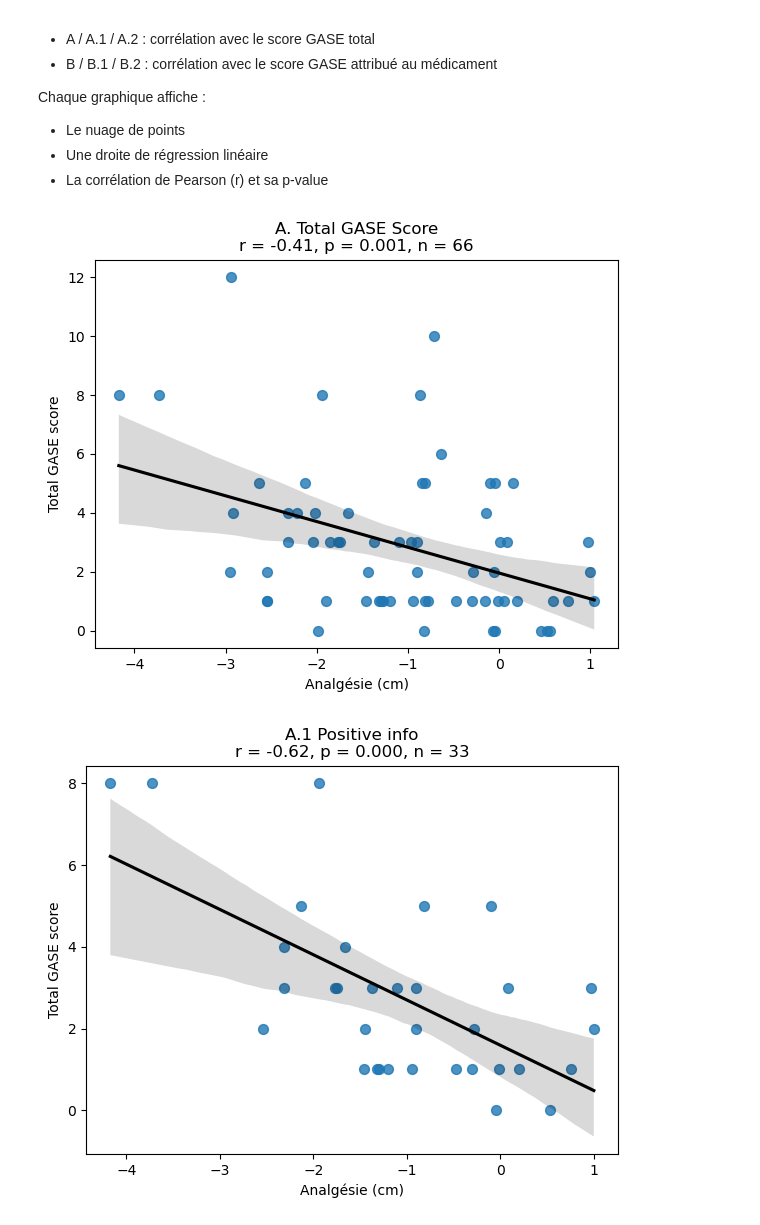
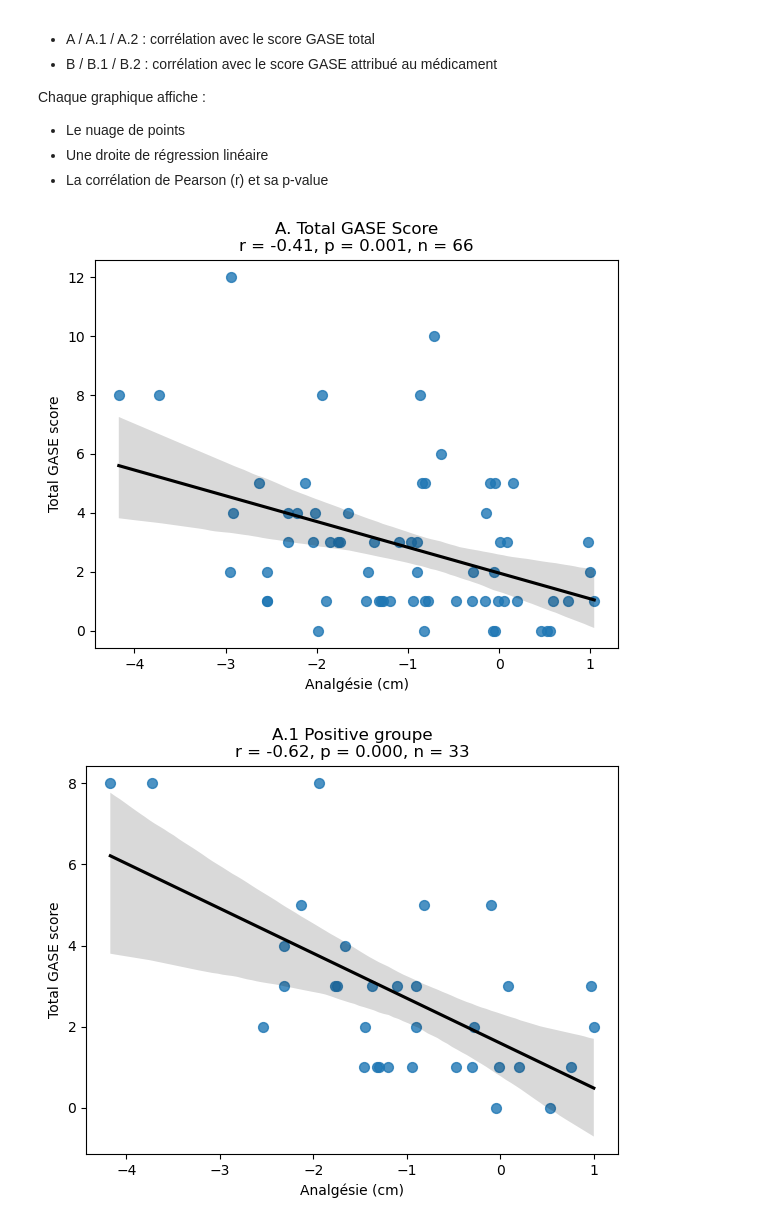
Before and after one commit to nassimdammak-dah/statistiques-, a Jupyter notebook: Nassim_dammak_rééchantillonnage.ipynb, the cells around one changed output. Saved outputs shown, nothing was run; the diff lists cells and outputs as text; code cells hidden in the pictures.

```diff
--- a/Nassim_dammak_rééchantillonnage.ipynb
+++ b/Nassim_dammak_rééchantillonnage.ipynb
@@ -451,35 +451,35 @@ groupe_controle = df[df['Groupe'] == 'Contrôle']
 
 graphes = [
     ("A. Total GASE Score", 'Total_GASE_score', groupe_all),
-    ("A.1 Positive info", 'Total_GASE_score', groupe_positif),
-    ("A.2 Control info", 'Total_GASE_score', groupe_controle),
+    ("A.1 Positive groupe", 'Total_GASE_score', groupe_positif),
+    ("A.2 Control groupe", 'Total_GASE_score', groupe_controle),
     ("B. Attributed GASE Score", 'Attr_GASE_score', groupe_all),
-    ("B.1 Positive info", 'Attr_GASE_score', groupe_positif),
-    ("B.2 Control info", 'Attr_GASE_score', groupe_controle)
+    ("B.1 Positive groupe", 'Attr_GASE_score', groupe_positif),
+    ("B.2 Control groupe", 'Attr_GASE_score', groupe_controle)
 ]
 
 for titre, ycol, sous_df in graphes:
     valid_df = sous_df[['Delta_Mean_Mod', ycol]].dropna()
 
     plt.figure(figsize=(6, 5))
     if len(valid_df) >= 2:
         sns.regplot(
             data=valid_df,
             x='Delta_Mean_Mod',
             y=ycol,
             scatter_kws={'s': 50, 'alpha': 0.8},
             line_kws={'color': 'black'}
         )
         r, p = pearsonr(valid_df['Delta_Mean_Mod'], valid_df[ycol])
         plt.title(f"{titre}\nr = {r:.2f}, p = {p:.3f}, n = {len(valid_df)}")
     else:
         plt.text(0.5, 0.5, "Pas assez de données", ha='center', va='center')
         plt.title(f"{titre} (données insuffisantes)")
 
     plt.xlabel("Analgésie (cm)")
     plt.ylabel(ycol.replace("_", " "))
     plt.tight_layout()
     plt.show()
 # %% [output]
 [figure]
-[figure, old version]
+[figure, new version]
```
Also changed, not shown: parts of 3 cells of this notebook.
